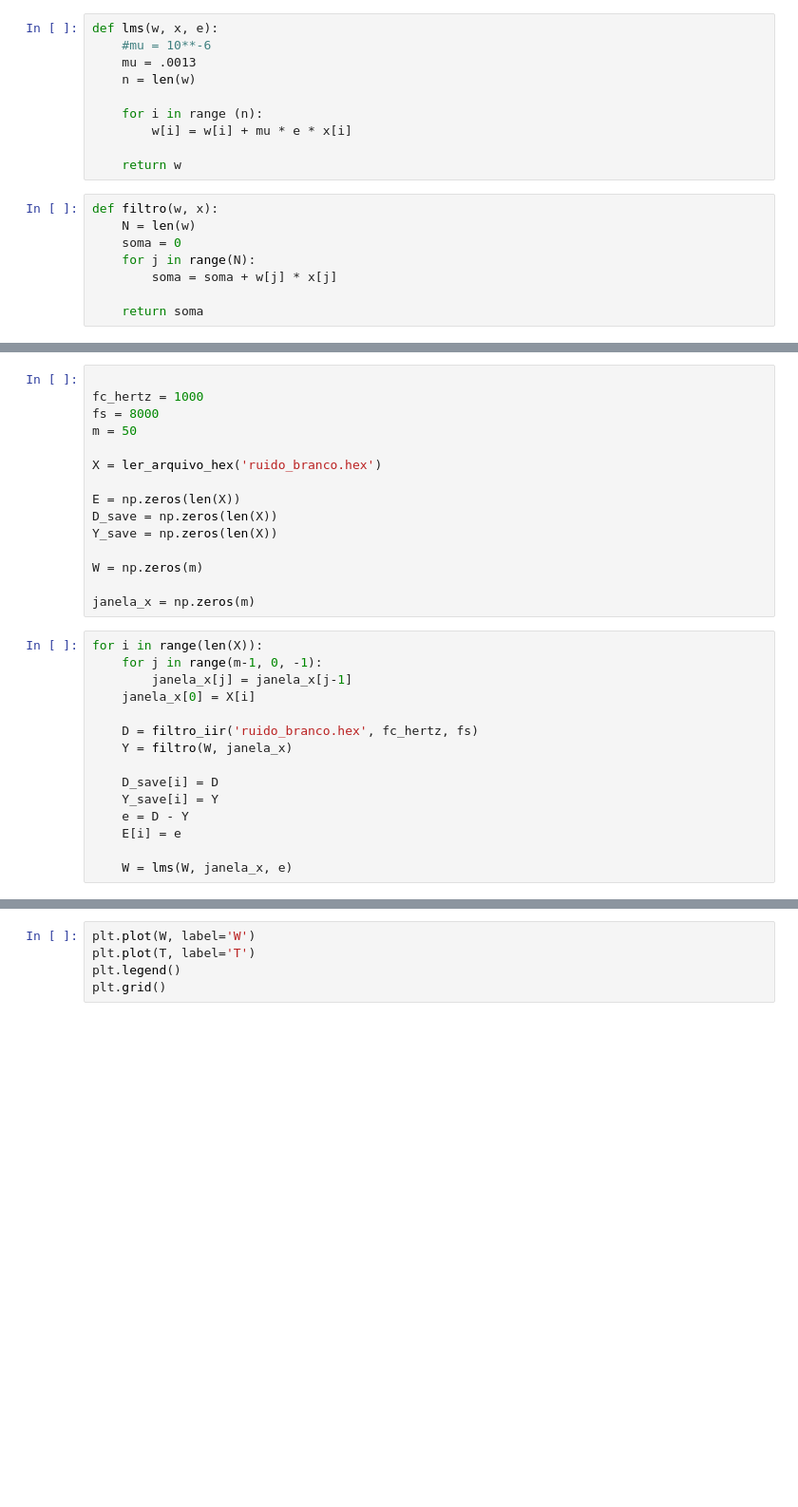
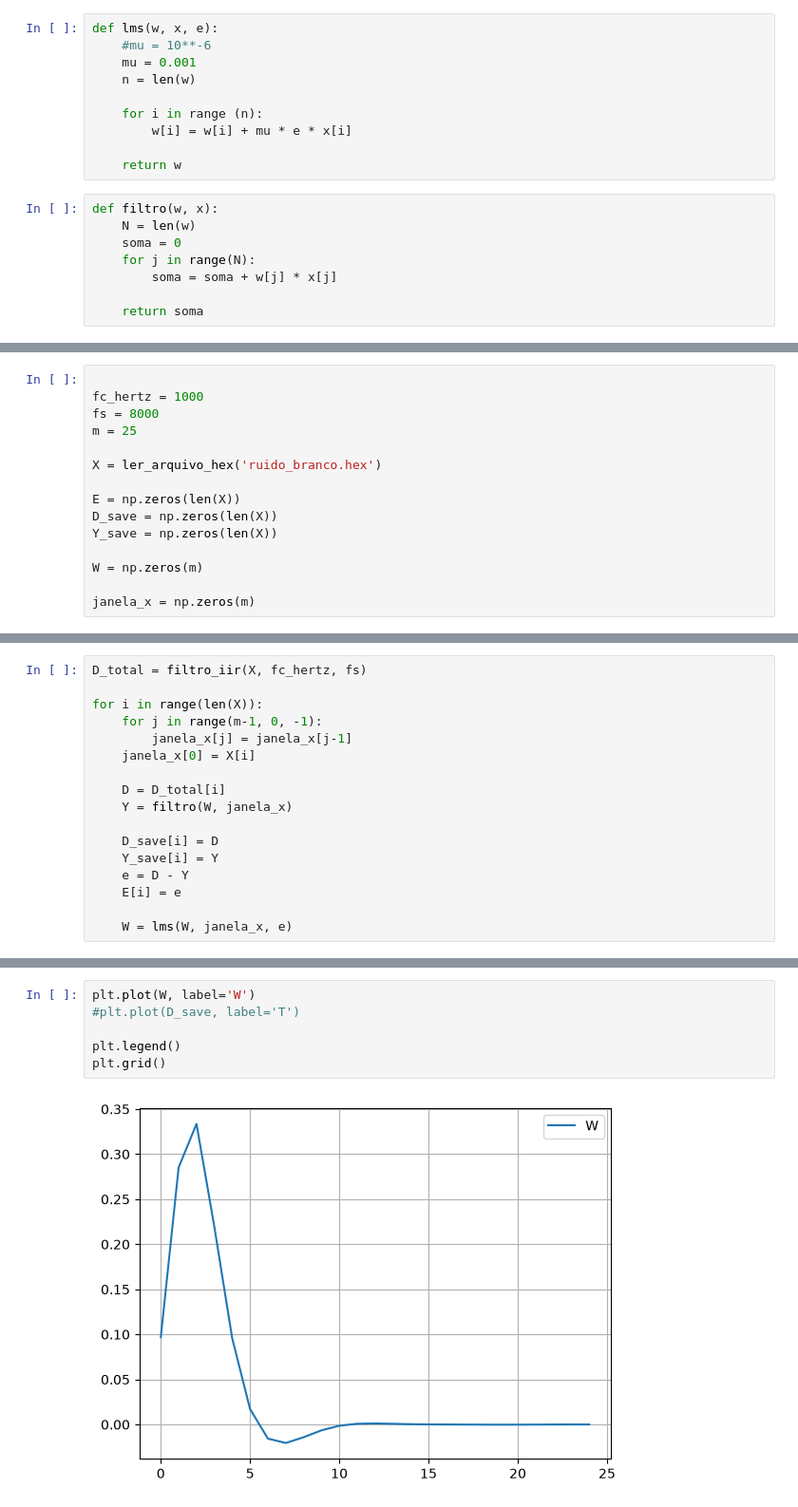
Before and after one commit to lefontouras/linse, a Jupyter notebook: filtro adaptativo/filtro_adaptativo_iir.ipynb, the cells around one changed output, grey strips where cells are left out. Shown at 95% size. Cells and saved outputs as stored; diff of their text form; blank space fills up the shorter version.

```diff
--- a/filtro adaptativo/filtro_adaptativo_iir.ipynb
+++ b/filtro adaptativo/filtro_adaptativo_iir.ipynb
@@ -25,7 +25,7 @@ def ler_arquivo_hex(arquivo):
 # %%
 def lms(w, x, e):
     #mu = 10**-6
-    mu = .0013
+    mu = 0.001
     n = len(w)
 
     for i in range (n):
@@ -54,7 +53,7 @@ def filtro_iir(arquivo, frequencia_corte, fs):
 
 fc_hertz = 1000
 fs = 8000
-m = 50
+m = 25
 
 X = ler_arquivo_hex('ruido_branco.hex')
 
@@ -65,18 +64,3 @@ Y_save = np.zeros(len(X))
 W = np.zeros(m)
 
 janela_x = np.zeros(m)
-# %%
-for i in range(len(X)):
-    for j in range(m-1, 0, -1):
-        janela_x[j] = janela_x[j-1]
-    janela_x[0] = X[i]
-
-    D = filtro_iir('ruido_branco.hex', fc_hertz, fs)
-    Y = filtro(W, janela_x)
-
-    D_save[i] = D
-    Y_save[i] = Y
-    e = D - Y
-    E[i] = e
-
-    W = lms(W, janela_x, e)
@@ -85,2 +67,19 @@ ValueError: x must be at least 1-D
+# %%
+D_total = filtro_iir(X, fc_hertz, fs)
+
+for i in range(len(X)):
+    for j in range(m-1, 0, -1):
+        janela_x[j] = janela_x[j-1]
+    janela_x[0] = X[i]
+
+    D = D_total[i]
+    Y = filtro(W, janela_x)
+
+    D_save[i] = D
+    Y_save[i] = Y
+    e = D - Y
+    E[i] = e
+
+    W = lms(W, janela_x, e)
 # %%
 plt.plot(E)
@@ -88,8 +90,11 @@ plt.grid()
 # %%
 plt.plot(W, label='W')
-plt.plot(T, label='T')
+#plt.plot(D_save, label='T')
+
 plt.legend()
 plt.grid()
+# %% [output]
+[figure, added]
 # %%
 plt.plot(D_save, label='D')
 plt.plot(Y_save, label='Y')
```
Also changed, not shown: parts of 4 cells of this notebook, 2 other files.
